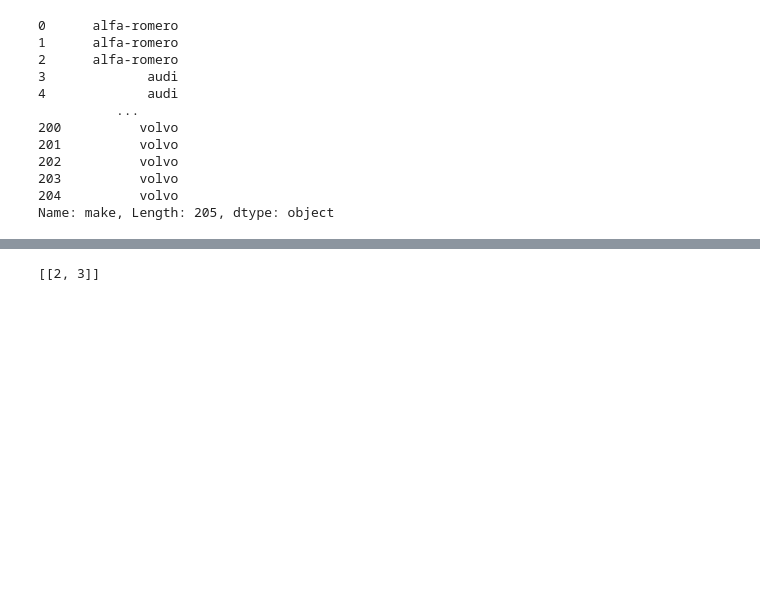
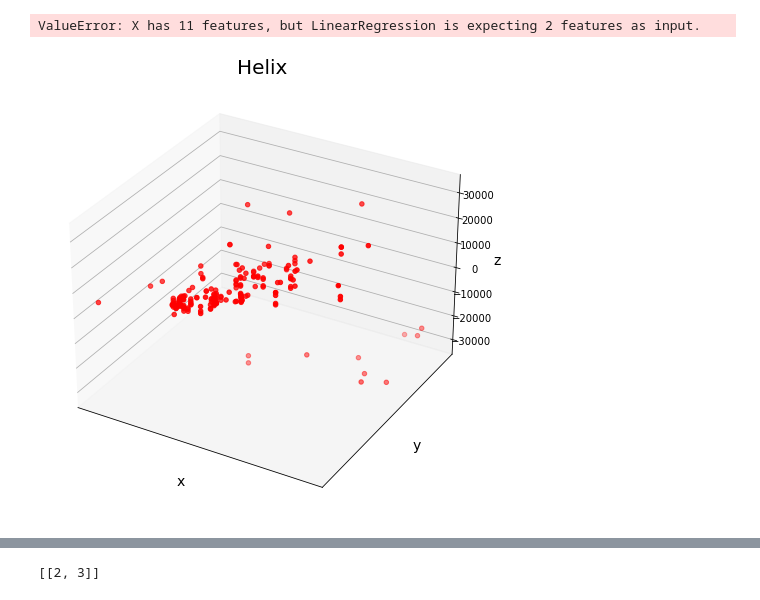
Before and after one commit to tsuchida5030/techgym_ai, a Jupyter notebook: Chapter_1/AI_running_1.ipynb, the cells around one changed output, grey strips where cells are left out. Saved outputs shown, nothing was run; the diff lists cells and outputs as text; code cells hidden in the pictures; blank space fills up the shorter version.

```diff
--- a/Chapter_1/AI_running_1.ipynb
+++ b/Chapter_1/AI_running_1.ipynb
@@ -64,15 +44,47 @@ auto
-# %%
-auto['make']
-# %% [output]
-0      alfa-romero
-1      alfa-romero
-2      alfa-romero
-3             audi
-4             audi
-          ...
-200          volvo
-201          volvo
-202          volvo
-203          volvo
-204          volvo
-Name: make, Length: 205, dtype: object
+# %%
+import numpy as np
+import matplotlib.pyplot as plt
+from mpl_toolkits.mplot3d import Axes3D
+
+# Figureを追加
+fig = plt.figure(figsize = (8, 8))
+
+# 3DAxesを追加
+ax = fig.add_subplot(111, projection='3d')
+
+# Axesのタイトルを設定
+ax.set_title("Helix", size = 20)
+
+# 軸ラベルを設定
+ax.set_xlabel("x", size = 14)
+ax.set_ylabel("y", size = 14)
+ax.set_zlabel("z", size = 14)
+
+# 軸目盛を設定
+ax.set_xticks([-1.0, -0.5, 0.0, 0.5, 1.0])
+ax.set_yticks([-1.0, -0.5, 0.0, 0.5, 1.0])
+
+x = auto['width']
+y = auto['engine-size']
+z = auto['price'].astype('int16')
+
+# 曲線を描画
+ax.scatter(x, y, z, color = "red")
+
+# 面を描写
+x2 = np.linspace(0, 100, 11)
+y2 = np.linspace(0, 100, 11)
+z2 = model.predict([x2,y2])
+X, Y = np.meshgrid(x2, y2)
+Z = z2
+
+fig = plt.figure()
+ax.set_xlabel("X")
+ax.set_ylabel("Y")
+ax.set_zlabel("Z")
+ax.plot_surface(X, Y, Z, alpha=0.3)
+
+plt.show()
+# %% [output]
+ValueError: X has 11 features, but LinearRegression is expecting 2 features as input.
+[figure, added]
```
Also changed, not shown: parts of 3 cells of this notebook, 1 other file.
